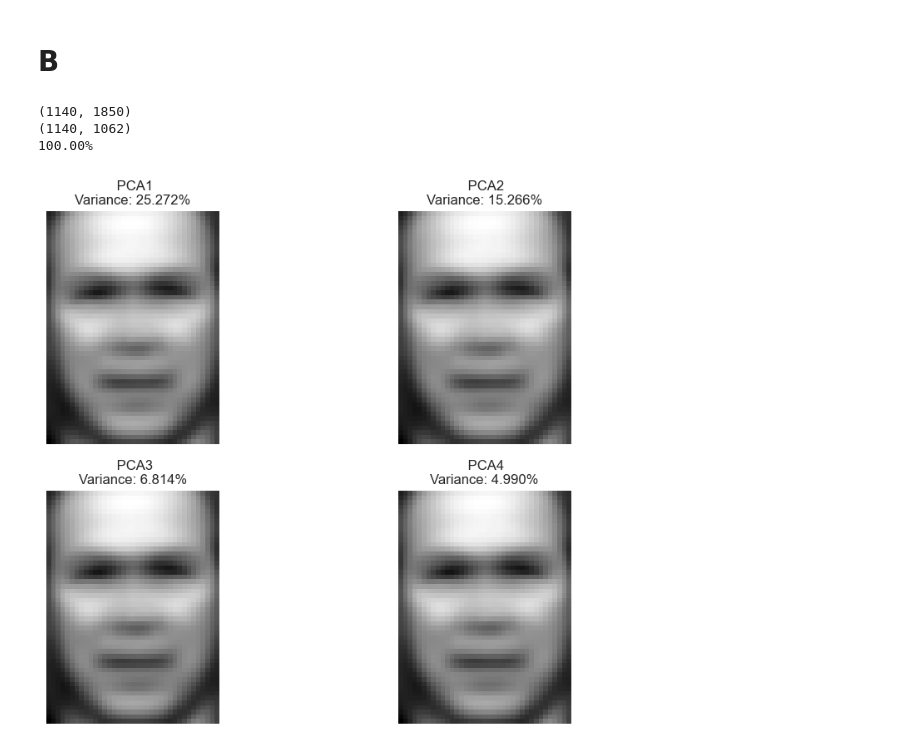
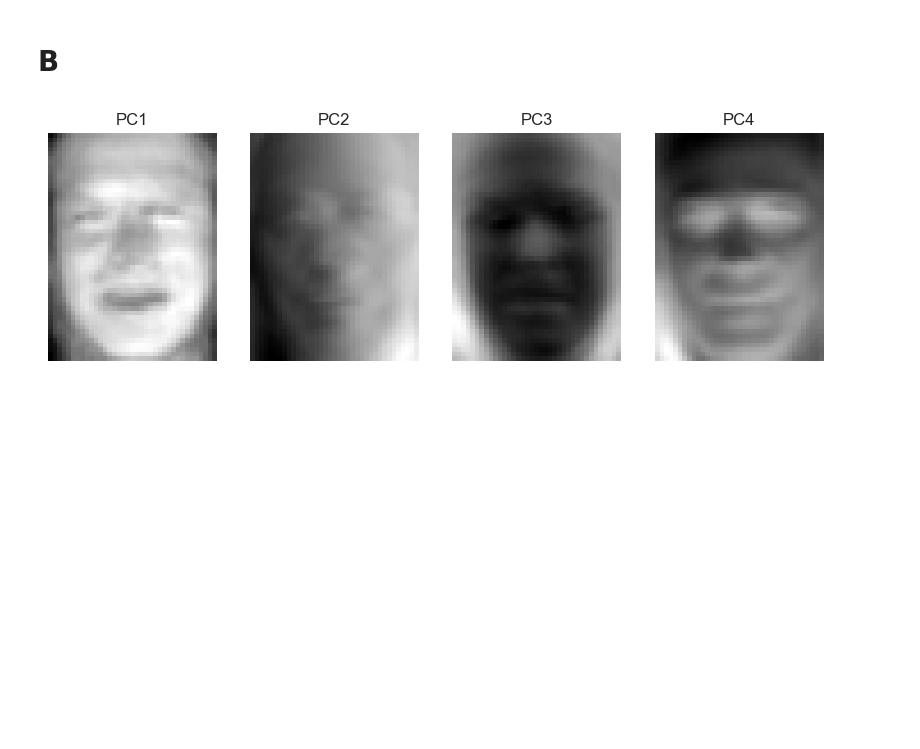
Before and after one commit to EbrahimNouri/AI_HW, a Jupyter notebook: HW6/HW6_4.ipynb, the cells around one changed output. Saved outputs shown, nothing was run; the diff lists cells and outputs as text; code cells hidden in the pictures; blank space fills up the shorter version.

```diff
--- a/HW6/HW6_4.ipynb
+++ b/HW6/HW6_4.ipynb
@@ -10,14 +12,11 @@ from IPython.display import Image
 # %% [markdown]
 # A
 # %%
-lfw = fetch_lfw_people(min_faces_per_person=100, resize=0.4)
-lfw_data = lfw.data
+lfw = fetch_lfw_people(min_faces_per_person=50, resize=0.4)
+images = lfw.images
+X = lfw.data
 
-unique, counts = np.unique(lfw.target, return_counts=True)
-for idx, count in zip(unique, counts):
-    print(f"{lfw.target_names[idx]}: {count}")
-
-print(f"\ncount of image: {lfw.data.shape[0]}")
-print(f"\ncount of pixel: {lfw.data.shape[1]}")
-print(f"count of person: {len(lfw.target_names)}")
+n_samples, h, w = images.shape
+print("Images shape:", images.shape)
+print("Data matrix:", X.shape)
 # %% [output]
@@ -34,28 +25,18 @@ count of person: 5
 # %% [markdown]
 # B
 # %%
-scaler = StandardScaler()
-x_scaled = scaler.fit_transform(lfw_data)
 
-pca = PCA(n_components=4)
-# pca = PCA(n_components=1062)
-x_pca = pca.fit_transform(x_scaled)
+n_components = 150
+pca = PCA(n_components=n_components, svd_solver='randomized', whiten=True)
+X_pca = pca.fit_transform(X)
 
-print(lfw_data.shape)
-print( x_pca.shape)
-print(f"{pca.explained_variance_ratio_.sum():.2%}")
+eigenfaces = pca.components_.reshape((n_components, h, w))
 
-fig, axes = plt.subplots(2, 2, figsize=(10, 8))
-for idx, (ax, comp_idx) in enumerate(zip(axes.flat, [0, 1, 2, 3])):
-    # Inverse transform for better visualization
-    eigenface = scaler.inverse_transform(pca.components_[comp_idx].reshape(1, -1))
-    eigenface = eigenface.reshape(h, w)
-
-    ax.imshow(eigenface, cmap='gray')
-    ax.set_title(f" PCA{idx + 1}\nVariance: {pca.explained_variance_ratio_[comp_idx]:.3%}")
+fig, axes = plt.subplots(1, 4, figsize=(10, 4))
+for i, ax in enumerate(axes):
+    ax.imshow(eigenfaces[i], cmap='gray')
+    ax.set_title(f"PC{i+1}")
     ax.axis('off')
+plt.show()
 # %% [output]
-(1140, 1850)
-(1140, 1062)
-100.00%
-[figure, old version]
+[figure, new version]
```
Also changed, not shown: parts of 9 cells of this notebook, 3 other files.
